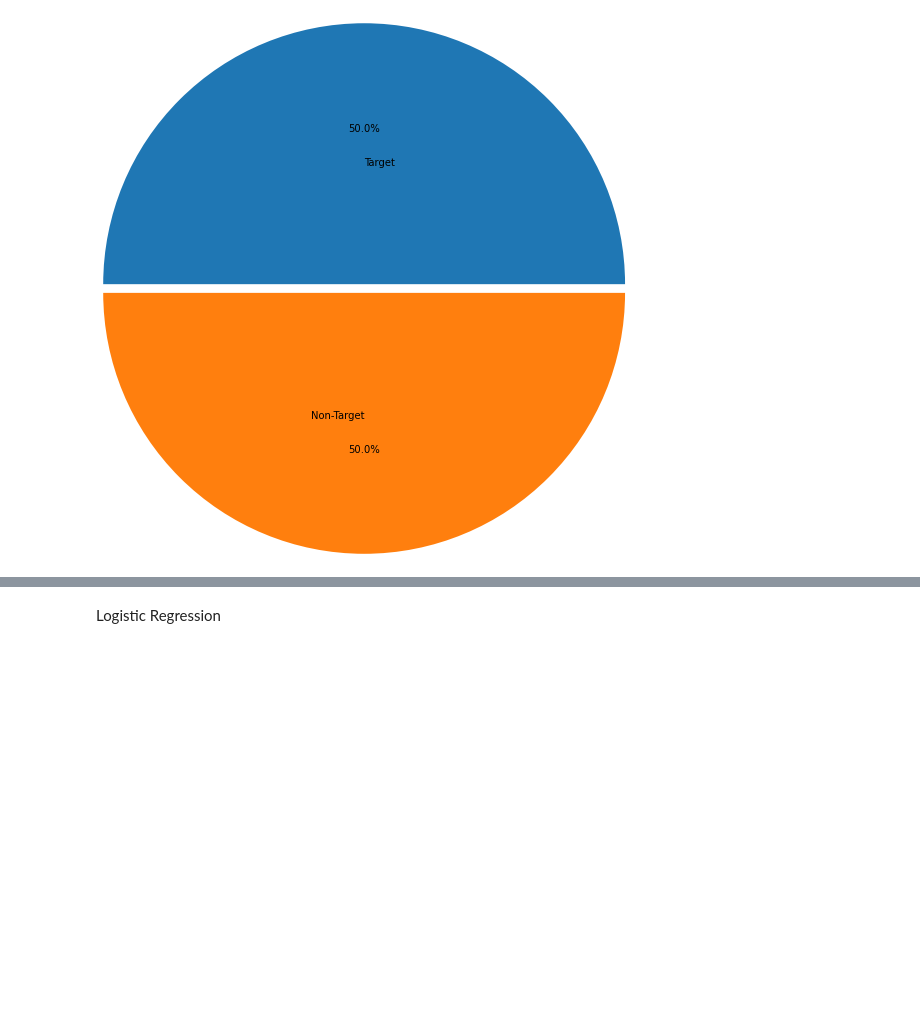
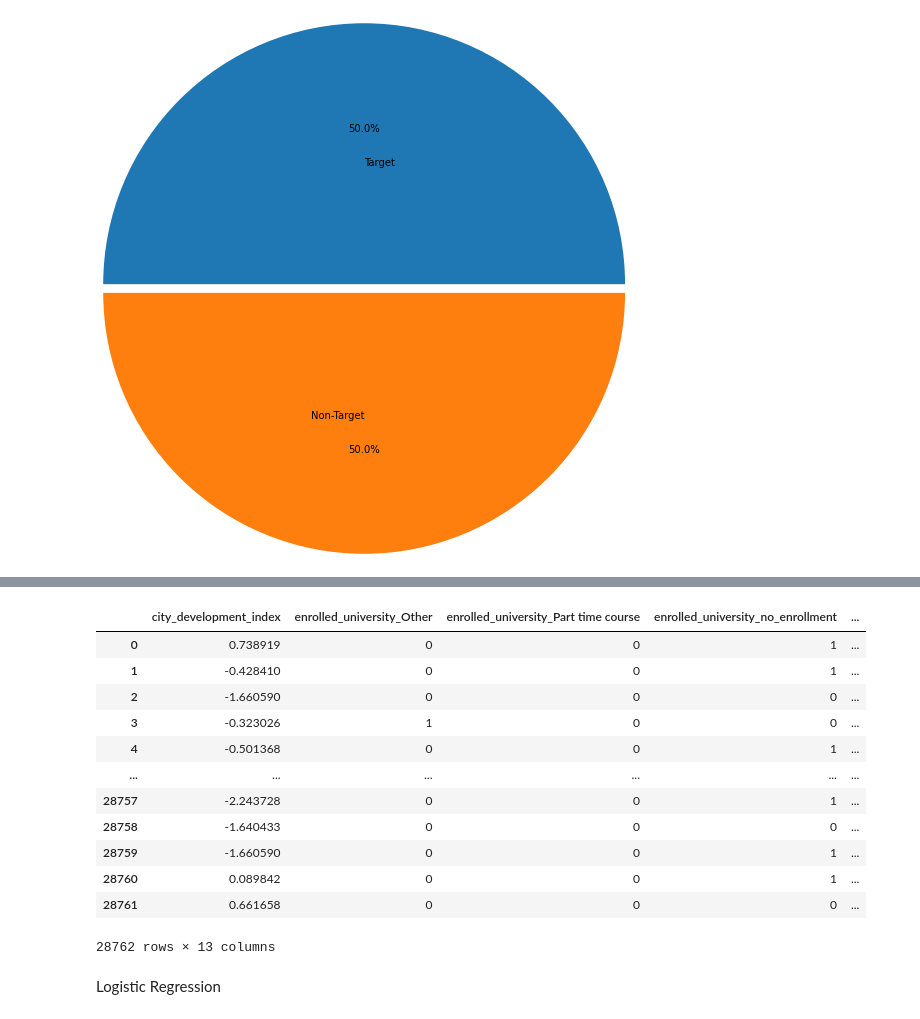
Before and after one commit to JordanFortney/recruitmentTargetsML, a Jupyter notebook: hrAnalytics.ipynb, the cells around one changed output, grey strips where cells are left out. Saved outputs shown, nothing was run; the diff lists cells and outputs as text; code cells hidden in the pictures; blank space fills up the shorter version.

```diff
--- a/hrAnalytics.ipynb
+++ b/hrAnalytics.ipynb
@@ -726,3 +785,20 @@ After resampling there were 14381 TARGETTED enrollees
+# %%
+Xrfe = Xsm.drop(Xsm.columns[~selector.support_], axis = 1)
+Xrfe
+# %% [output]
+|  | city_development_index | enrolled_university_Other | enrolled_university_Part time course | enrolled_university_no_enrollment | ... |
+| 0 | 0.738919 | 0 | 0 | 1 | ... |
+| 1 | -0.428410 | 0 | 0 | 1 | ... |
+| 2 | -1.660590 | 0 | 0 | 0 | ... |
+| 3 | -0.323026 | 1 | 0 | 0 | ... |
+| 4 | -0.501368 | 0 | 0 | 1 | ... |
+| ... | ... | ... | ... | ... | ... |
+| 28757 | -2.243728 | 0 | 0 | 1 | ... |
+| 28758 | -1.640433 | 0 | 0 | 0 | ... |
+| 28759 | -1.660590 | 0 | 0 | 1 | ... |
+| 28760 | 0.089842 | 0 | 0 | 1 | ... |
+| 28761 | 0.661658 | 0 | 0 | 0 | ... |
+28762 rows × 13 columns
 # %% [markdown]
 Logistic Regression
 # %%
```
Also changed, not shown: parts of 17 cells of this notebook.
